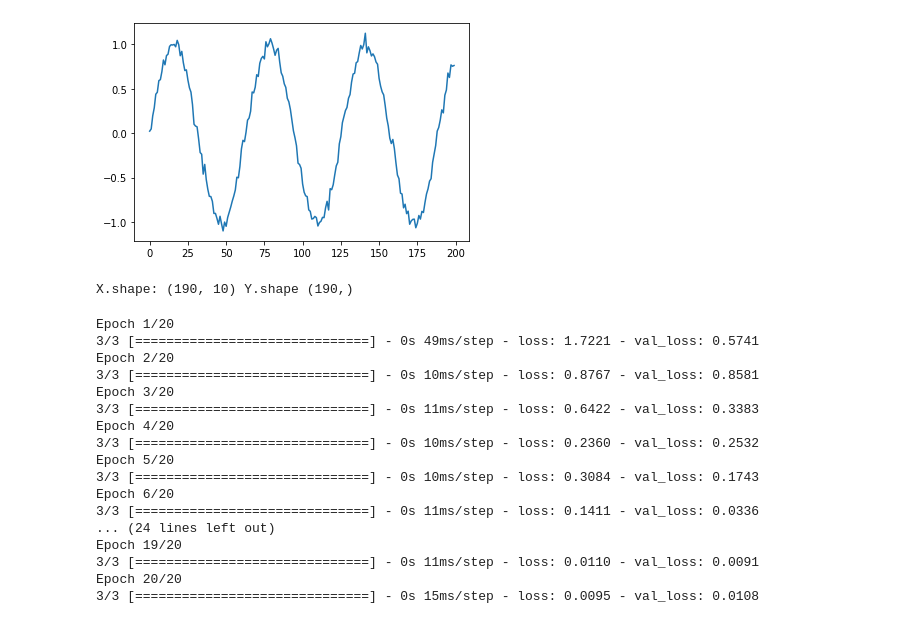
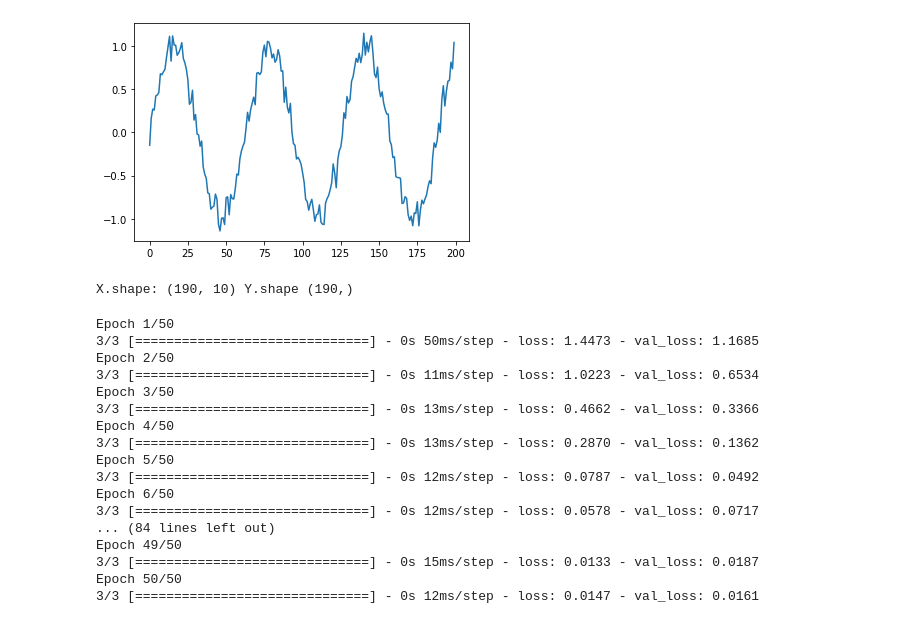
Before and after one commit to SunilKumarSingh84/Keras, a Jupyter notebook: TF_Keras_Autoregressive_Model.ipynb, the cells around one changed output. Drawn from its saved outputs; the diff is of its cells as text; code cells hidden in the pictures.

```diff
--- a/TF_Keras_Autoregressive_Model.ipynb
+++ b/TF_Keras_Autoregressive_Model.ipynb
@@ -7,12 +7,11 @@ from tensorflow.keras.layers import Input, Dense
 from tensorflow.keras.optimizers import SGD, Adam
 # %%
 #Synthetic data
-series = np.sin(0.1*np.arange(200)) +  np.random.randn(200)*0.05
-
+series = np.sin(0.1*np.arange(200)) +  np.random.randn(200)*0.1
 plt.plot(series)
 plt.show()
 # %% [output]
-[figure, old version]
+[figure, new version]
 # %%
 T=10
 X=[]
@@ -38,25 +37,25 @@ x = Dense(1)(i)
 model = Model(i,x)
 model.compile(loss='mse', optimizer = Adam(lr=0.1))
 
-r= model.fit(X[:N//2], Y[:N//2], epochs=20, validation_data= (X[N//2:], Y[N//2:]))
+r= model.fit(X[:N//2], Y[:N//2], epochs=50, validation_data= (X[N//2:], Y[N//2:]))
 # %% [output]
-Epoch 1/20
-3/3 [==============================] - 0s 49ms/step - loss: 1.7221 - val_loss: 0.5741
-Epoch 2/20
-3/3 [==============================] - 0s 10ms/step - loss: 0.8767 - val_loss: 0.8581
-Epoch 3/20
-3/3 [==============================] - 0s 11ms/step - loss: 0.6422 - val_loss: 0.3383
-Epoch 4/20
-3/3 [==============================] - 0s 10ms/step - loss: 0.2360 - val_loss: 0.2532
-Epoch 5/20
-3/3 [==============================] - 0s 10ms/step - loss: 0.3084 - val_loss: 0.1743
-Epoch 6/20
-3/3 [==============================] - 0s 11ms/step - loss: 0.1411 - val_loss: 0.0336
-... (24 lines left out)
-Epoch 19/20
-3/3 [==============================] - 0s 11ms/step - loss: 0.0110 - val_loss: 0.0091
-Epoch 20/20
-3/3 [==============================] - 0s 15ms/step - loss: 0.0095 - val_loss: 0.0108
+Epoch 1/50
+3/3 [==============================] - 0s 50ms/step - loss: 1.4473 - val_loss: 1.1685
+Epoch 2/50
+3/3 [==============================] - 0s 11ms/step - loss: 1.0223 - val_loss: 0.6534
+Epoch 3/50
+3/3 [==============================] - 0s 13ms/step - loss: 0.4662 - val_loss: 0.3366
+Epoch 4/50
+3/3 [==============================] - 0s 13ms/step - loss: 0.2870 - val_loss: 0.1362
+Epoch 5/50
+3/3 [==============================] - 0s 12ms/step - loss: 0.0787 - val_loss: 0.0492
+Epoch 6/50
+3/3 [==============================] - 0s 12ms/step - loss: 0.0578 - val_loss: 0.0717
+... (84 lines left out)
+Epoch 49/50
+3/3 [==============================] - 0s 15ms/step - loss: 0.0133 - val_loss: 0.0187
+Epoch 50/50
+3/3 [==============================] - 0s 12ms/step - loss: 0.0147 - val_loss: 0.0161
 # %%
 plt.plot(r.history['loss'], label = 'loss')
 plt.plot(r.history['val_loss'], label = 'val_loss')
```
Also changed, not shown: parts of 3 cells of this notebook.
